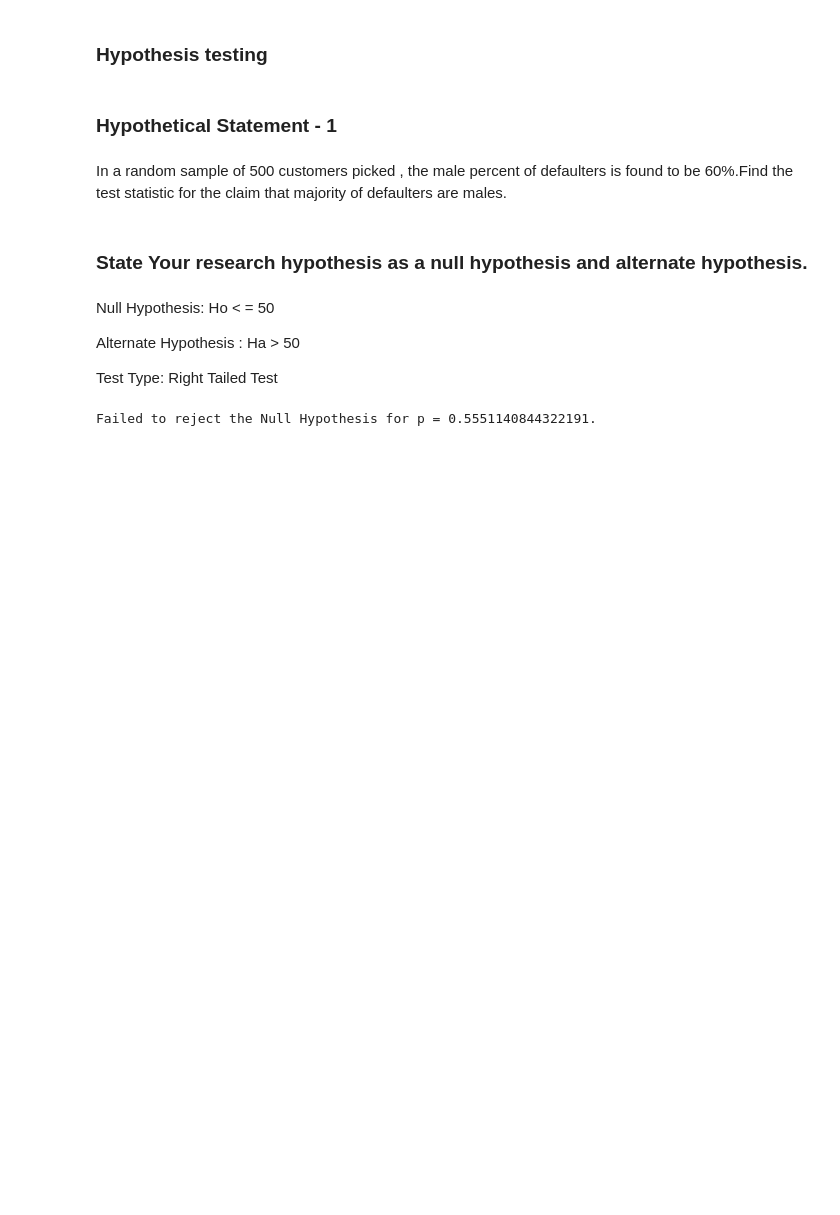
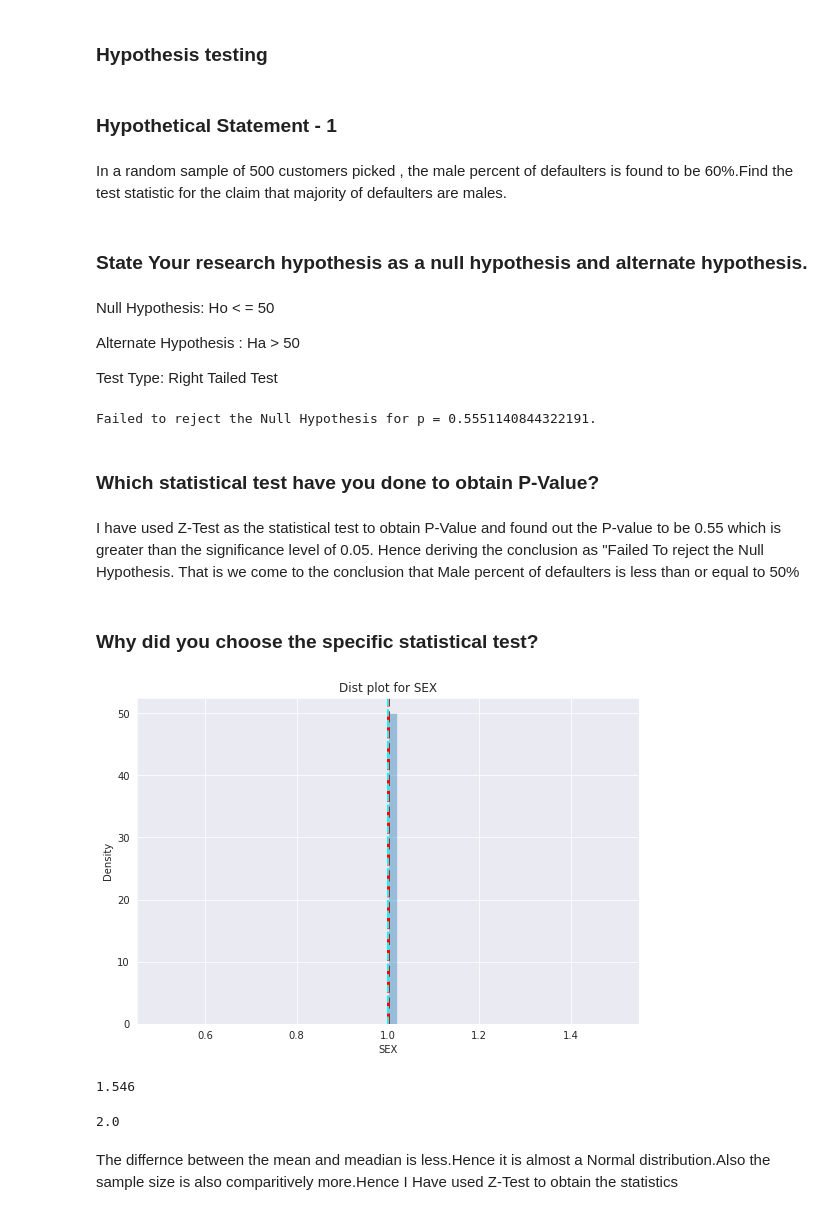
Before and after one commit to 1991Ab/Capstone-Project-3-Credit-Card-Default-Prediction, a Jupyter notebook: DefaultCreditCcard_Individual.ipynb, the cells around one changed output. Cells and saved outputs as stored; diff of their text form; code cells hidden in the pictures; blank space fills up the shorter version.

```diff
--- a/DefaultCreditCcard_Individual.ipynb
+++ b/DefaultCreditCcard_Individual.ipynb
@@ -423,3 +423,31 @@ p = p_value(z=z,tailed='right',t="false",hypothesis_number=hypothesis_number,df=
 print(conclusion(p))
 # %% [output]
 Failed to reject the Null Hypothesis for p = 0.5551140844322191.
+# %% [markdown]
+### Which statistical test have you done to obtain P-Value?
+# %% [markdown]
+I have used Z-Test as the statistical test to obtain P-Value and found out the P-value to be 0.55 which is greater than the significance level of 0.05. Hence deriving the conclusion as "Failed To reject the Null Hypothesis.
+That is we come to the conclusion that Male percent of defaulters is less than or equal to 50%
+# %% [markdown]
+### Why did you choose the specific statistical test?
+# %%
+fig=plt.figure(figsize=(9,6))
+ax=fig.gca()
+feature= sample_1["SEX"]
+sns.distplot(feature)
+ax.axvline(feature.mean(),color='red', linestyle='dashed', linewidth=3)
+ax.axvline(feature.median(),color='cyan', linestyle='dashed', linewidth=2)
+ax.set_title("Dist plot for SEX")
+plt.show()
+# %% [output]
+[figure, added]
+# %%
+sample_1["SEX"].mean()
+# %% [output]
+1.546
+# %%
+sample_1["SEX"].median()
+# %% [output]
+2.0
+# %% [markdown]
+The differnce between the mean and meadian is  less.Hence it is almost a Normal distribution.Also the sample size is also comparitively more.Hence I Have used Z-Test to obtain the statistics
```
